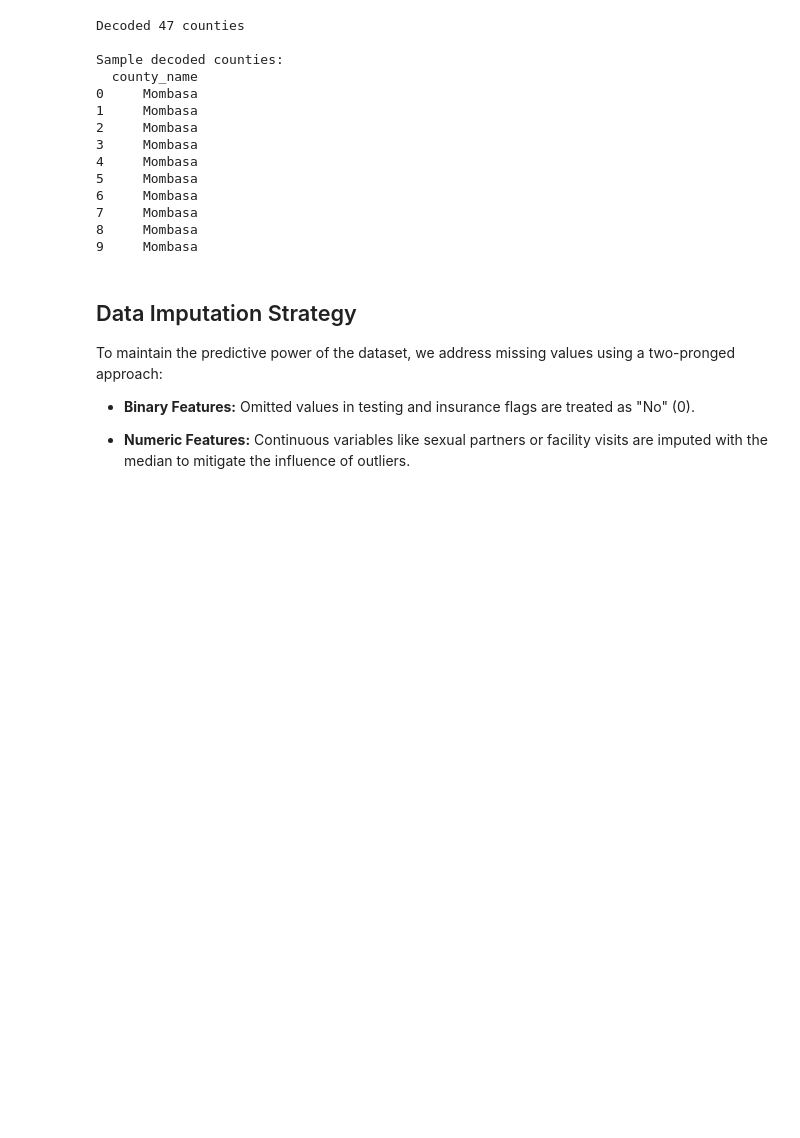
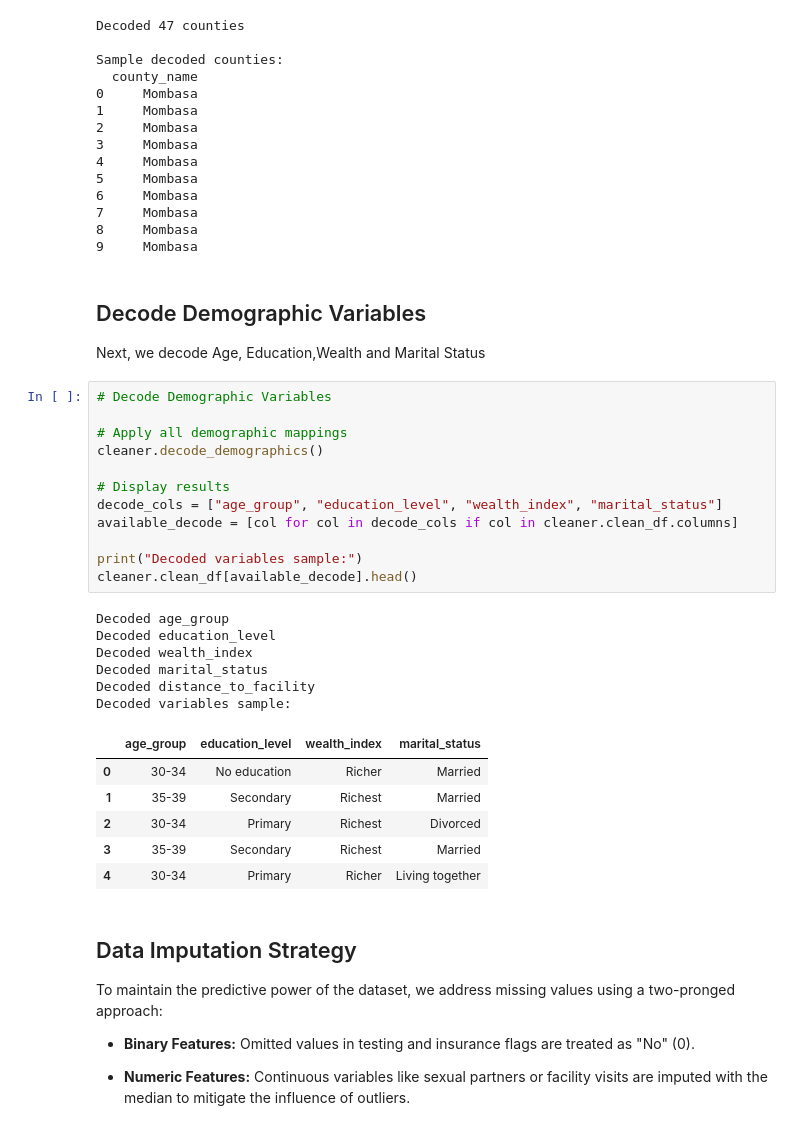
Before and after one commit to Daniellamuli/Phase-5-HIV-Care-Gap-AI, a Jupyter notebook: notebooks/03_dhs_cleaning.ipynb, the cells around one changed output. Cells and saved outputs as stored; diff of their text form; blank space fills up the shorter version.

Commit message:
feat: decode demographic variables using constants mappings

```diff
--- a/notebooks/03_dhs_cleaning.ipynb
+++ b/notebooks/03_dhs_cleaning.ipynb
@@ -168,6 +168,34 @@ Sample decoded counties:
 7     Mombasa
 8     Mombasa
 9     Mombasa
+# %% [markdown]
+## Decode Demographic Variables
+Next, we decode Age, Education,Wealth and Marital Status
+# %%
+# Decode Demographic Variables
+
+# Apply all demographic mappings
+cleaner.decode_demographics()
+
+# Display results
+decode_cols = ["age_group", "education_level", "wealth_index", "marital_status"]
+available_decode = [col for col in decode_cols if col in cleaner.clean_df.columns]
+
+print("Decoded variables sample:")
+cleaner.clean_df[available_decode].head()
+# %% [output]
+Decoded age_group
+Decoded education_level
+Decoded wealth_index
+Decoded marital_status
+Decoded distance_to_facility
+Decoded variables sample:
+|  | age_group | education_level | wealth_index | marital_status |
+| 0 | 30-34 | No education | Richer | Married |
+| 1 | 35-39 | Secondary | Richest | Married |
+| 2 | 30-34 | Primary | Richest | Divorced |
+| 3 | 35-39 | Secondary | Richest | Married |
+| 4 | 30-34 | Primary | Richer | Living together |
 # %% [markdown]
 ## Data Imputation Strategy
 
```
